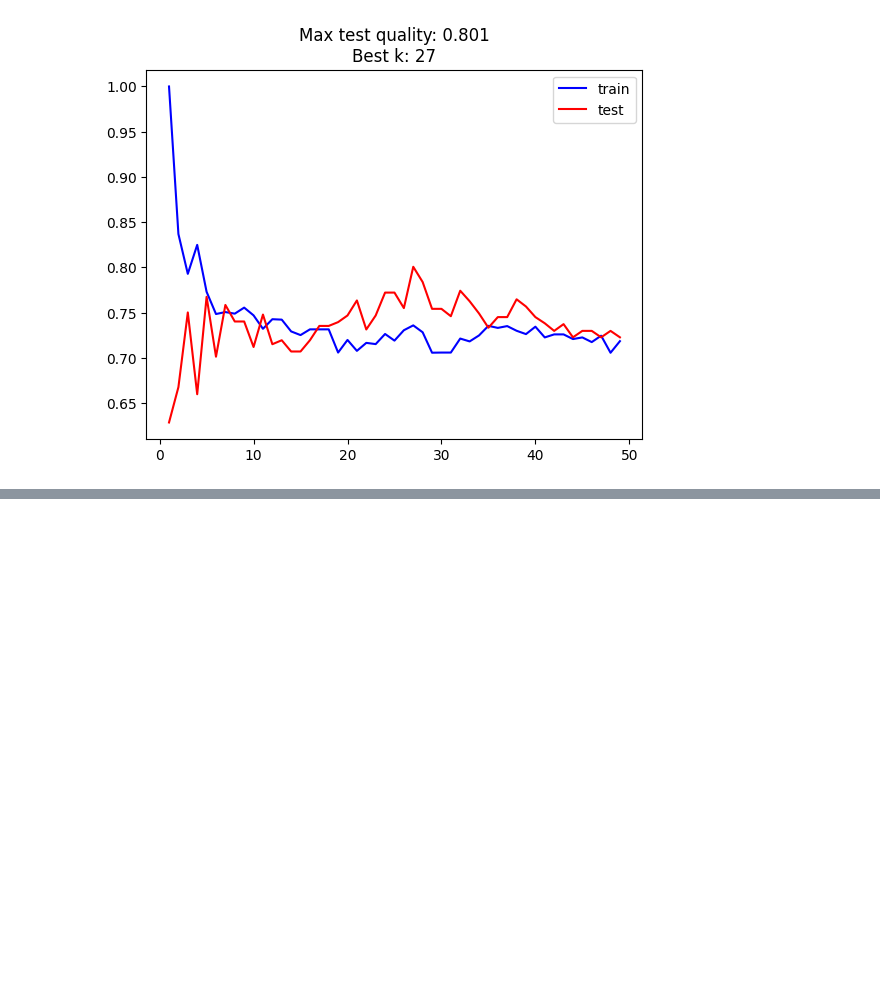
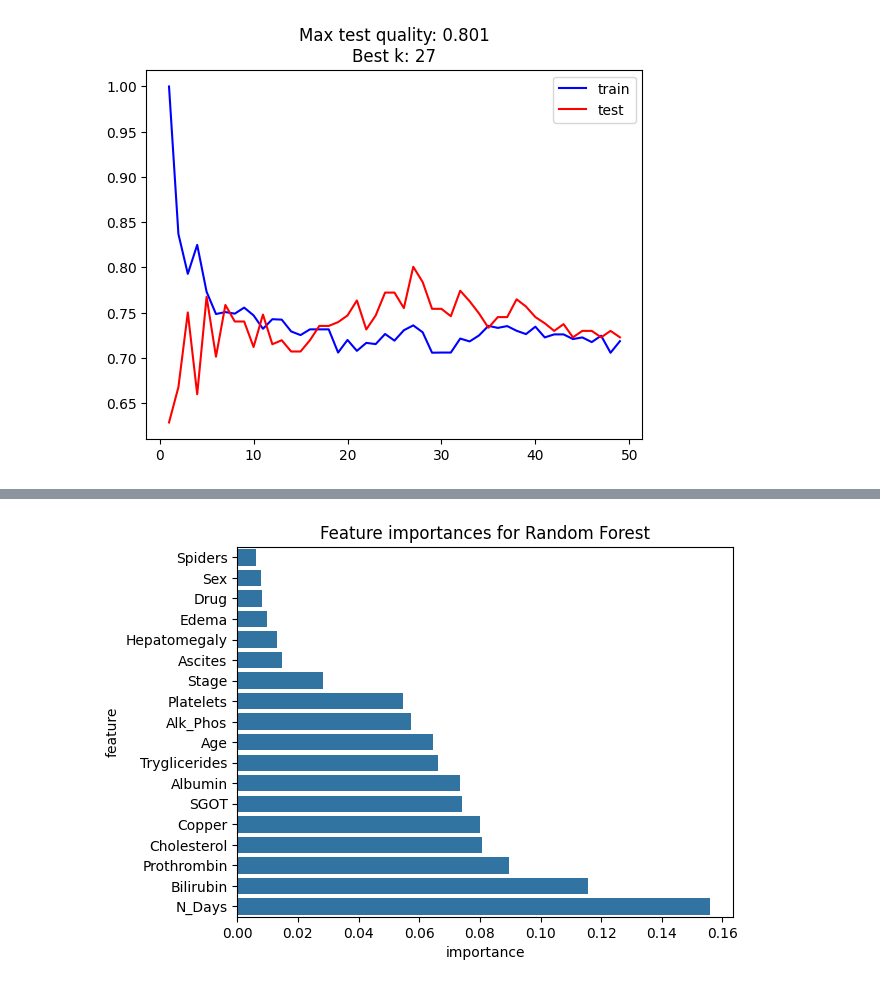
Before and after one commit to nmzaki/OTUS_ML_042024, a Jupyter notebook: PROJECT_WORK/PROJECT_Cirrhosis_Prediction.ipynb, the cells around one changed output, grey strips where cells are left out. Drawn from its saved outputs; the diff is of its cells as text; code cells hidden in the pictures; blank space fills up the shorter version.

```diff
--- a/PROJECT_WORK/PROJECT_Cirrhosis_Prediction.ipynb
+++ b/PROJECT_WORK/PROJECT_Cirrhosis_Prediction.ipynb
@@ -714,0 +718,6 @@ plt.legend();
+# %%
+model = RandomForestClassifier(n_estimators=500, n_jobs=-1, max_depth = None, oob_score=True)
+model.fit(X_train_scaled, y_train)
+print(f'Test score estimate using Out-of-bag score {model.oob_score_:.4f}')
+print(f'Actual test score: {accuracy_score(model.predict(X_test_scaled), y_test):.4f}')
+print(f'Train score: {accuracy_score(model.predict(X_train_scaled), y_train):.4f}')
@@ -714,0 +728,3 @@ plt.legend();
+# %%
+X = df.drop(['Status'], axis=1)
+Y = df['Status']
@@ -714,0 +753,10 @@ plt.legend();
+# %%
+feature_importances = zip(X.columns, model.feature_importances_)
+feature_importances = sorted(feature_importances, key=lambda x: x[1])
+feature_importances = pd.DataFrame(feature_importances, columns=['feature', 'importance'])
+
+plt.title('Feature importances for Random Forest')
+sns.barplot(x='importance', y='feature', data=feature_importances)
+plt.show()
+# %% [output]
+[figure, added]
```
Also changed, not shown: parts of 35 cells of this notebook, 3 other files.
